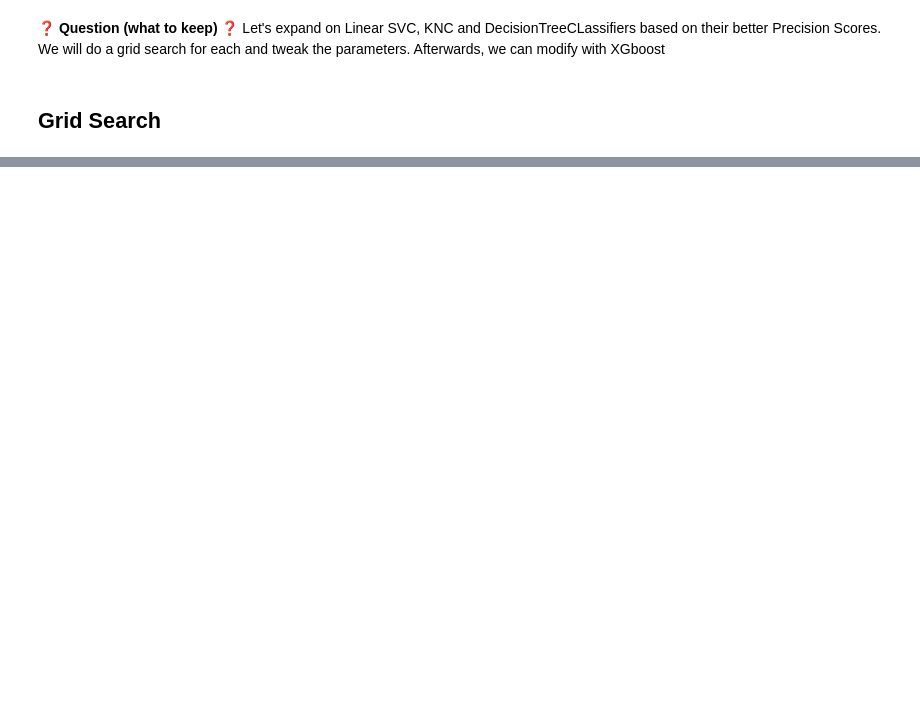
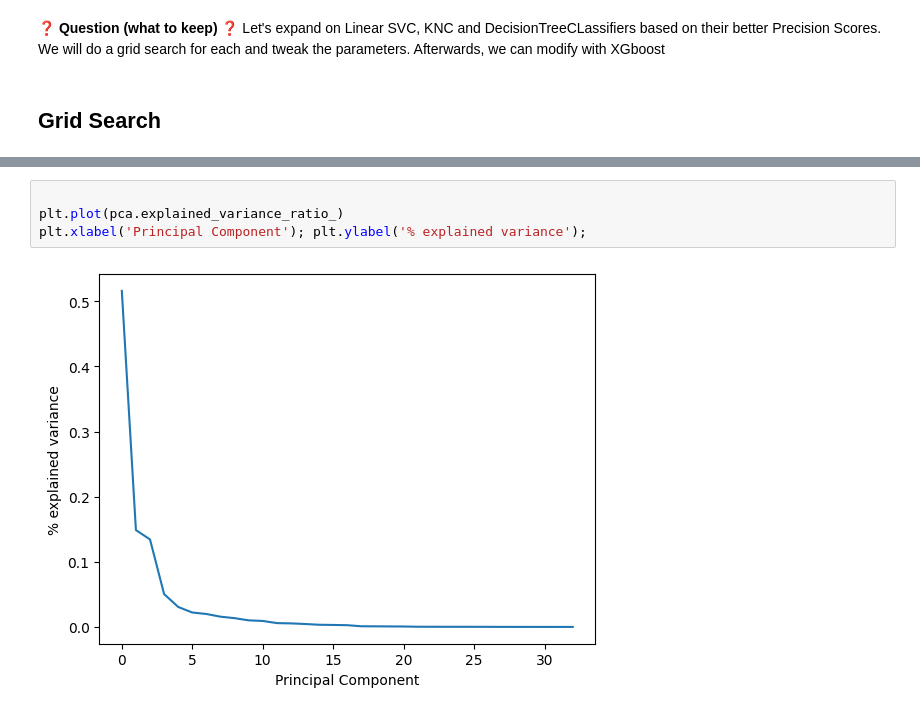
Before and after one commit to alexhalenke/Predicting_Purchase_Intention, a Jupyter notebook: notebooks/laolu_notebook.ipynb, the cells around one changed output, grey strips where cells are left out. Saved outputs shown, nothing was run; the diff lists cells and outputs as text; blank space fills up the shorter version.

```diff
--- a/notebooks/laolu_notebook.ipynb
+++ b/notebooks/laolu_notebook.ipynb
@@ -123,0 +489,6 @@ We will do a grid search for each and tweak the parameters. Afterwards, we can m
+# %%
+
+plt.plot(pca.explained_variance_ratio_)
+plt.xlabel('Principal Component'); plt.ylabel('% explained variance');
+# %% [output]
+[figure, added]
```
Also changed, not shown: parts of 58 cells of this notebook, 4 other files.
